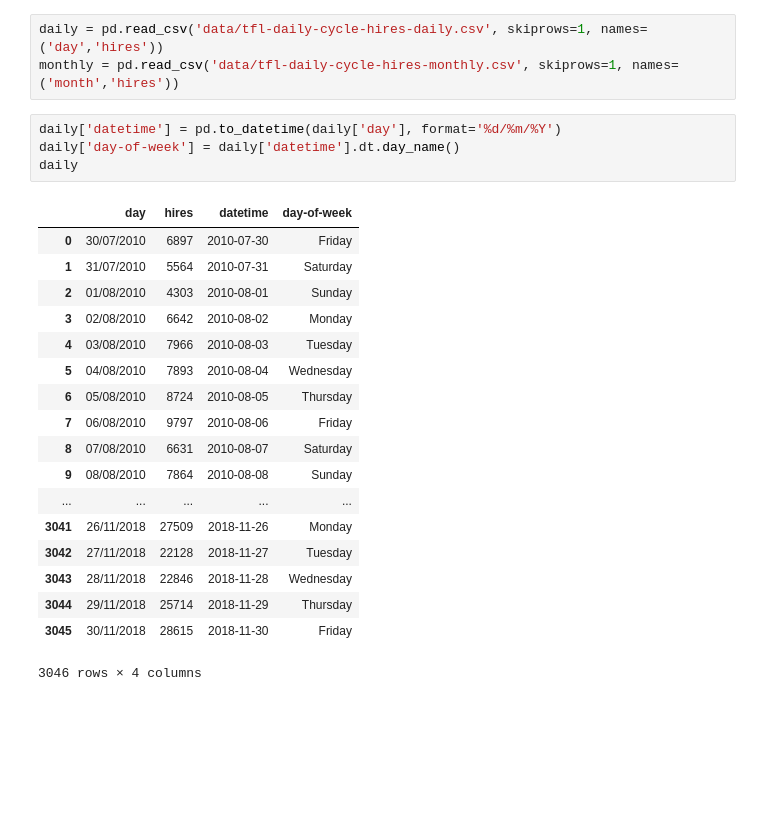
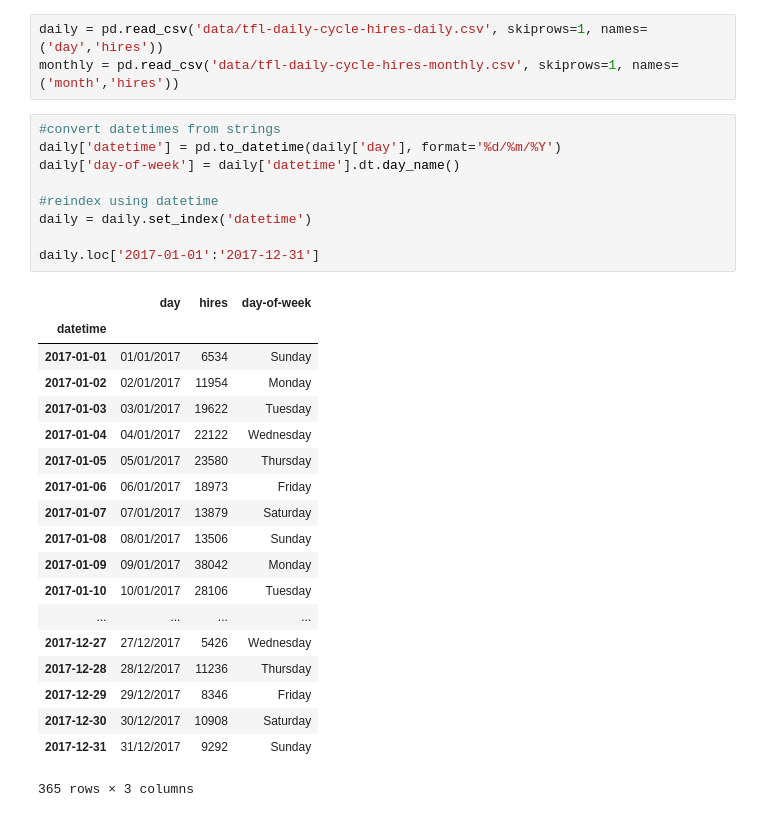
Before and after one commit to tommirrington/Simulated-Data, a Jupyter notebook: Simulated_Data.ipynb, the cells around one changed output. Cells and saved outputs as stored; diff of their text form; blank space fills up the shorter version.

```diff
--- a/Simulated_Data.ipynb
+++ b/Simulated_Data.ipynb
@@ -22,28 +22,34 @@ import matplotlib.pyplot as plt
 daily = pd.read_csv('data/tfl-daily-cycle-hires-daily.csv', skiprows=1, names=('day','hires'))
 monthly = pd.read_csv('data/tfl-daily-cycle-hires-monthly.csv', skiprows=1, names=('month','hires'))
 # %%
+#convert datetimes from strings
 daily['datetime'] = pd.to_datetime(daily['day'], format='%d/%m/%Y')
 daily['day-of-week'] = daily['datetime'].dt.day_name()
-daily
+
+#reindex using datetime
+daily = daily.set_index('datetime')
+
+daily.loc['2017-01-01':'2017-12-31']
 # %% [output]
-|  | day | hires | datetime | day-of-week |
-| 0 | 30/07/2010 | 6897 | 2010-07-30 | Friday |
-| 1 | 31/07/2010 | 5564 | 2010-07-31 | Saturday |
-| 2 | 01/08/2010 | 4303 | 2010-08-01 | Sunday |
-| 3 | 02/08/2010 | 6642 | 2010-08-02 | Monday |
-| 4 | 03/08/2010 | 7966 | 2010-08-03 | Tuesday |
-| 5 | 04/08/2010 | 7893 | 2010-08-04 | Wednesday |
-| 6 | 05/08/2010 | 8724 | 2010-08-05 | Thursday |
-| 7 | 06/08/2010 | 9797 | 2010-08-06 | Friday |
-| 8 | 07/08/2010 | 6631 | 2010-08-07 | Saturday |
-| 9 | 08/08/2010 | 7864 | 2010-08-08 | Sunday |
-| ... | ... | ... | ... | ... |
-| 3041 | 26/11/2018 | 27509 | 2018-11-26 | Monday |
-| 3042 | 27/11/2018 | 22128 | 2018-11-27 | Tuesday |
-| 3043 | 28/11/2018 | 22846 | 2018-11-28 | Wednesday |
-| 3044 | 29/11/2018 | 25714 | 2018-11-29 | Thursday |
-| 3045 | 30/11/2018 | 28615 | 2018-11-30 | Friday |
+|  | day | hires | day-of-week |
+| datetime |  |  |  |
+| 2017-01-01 | 01/01/2017 | 6534 | Sunday |
+| 2017-01-02 | 02/01/2017 | 11954 | Monday |
+| 2017-01-03 | 03/01/2017 | 19622 | Tuesday |
+| 2017-01-04 | 04/01/2017 | 22122 | Wednesday |
+| 2017-01-05 | 05/01/2017 | 23580 | Thursday |
+| 2017-01-06 | 06/01/2017 | 18973 | Friday |
+| 2017-01-07 | 07/01/2017 | 13879 | Saturday |
+| 2017-01-08 | 08/01/2017 | 13506 | Sunday |
+| 2017-01-09 | 09/01/2017 | 38042 | Monday |
+| 2017-01-10 | 10/01/2017 | 28106 | Tuesday |
+| ... | ... | ... | ... |
+| 2017-12-27 | 27/12/2017 | 5426 | Wednesday |
+| 2017-12-28 | 28/12/2017 | 11236 | Thursday |
+| 2017-12-29 | 29/12/2017 | 8346 | Friday |
+| 2017-12-30 | 30/12/2017 | 10908 | Saturday |
+| 2017-12-31 | 31/12/2017 | 9292 | Sunday |
-3046 rows × 4 columns
+365 rows × 3 columns
 # %%
 monthly['datetime'] = pd.to_datetime(monthly['month'], format='%b-%y')
 monthly['month-of-year'] = monthly['datetime'].dt.month_name()
```
Also changed, not shown: parts of 15 cells of this notebook.
